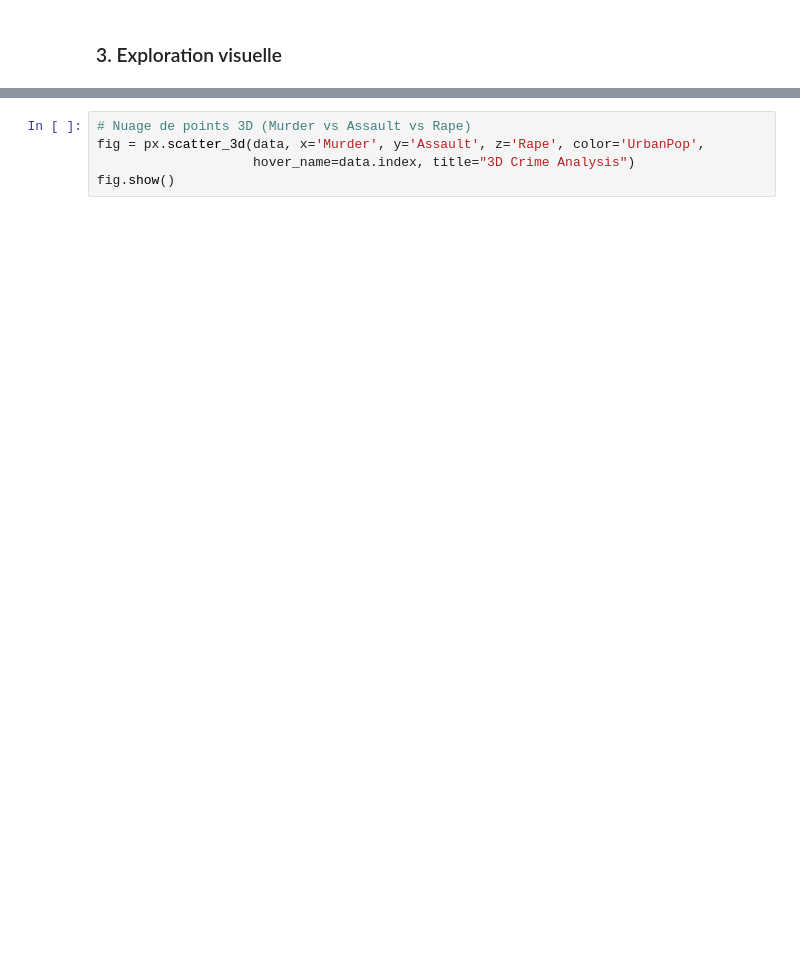
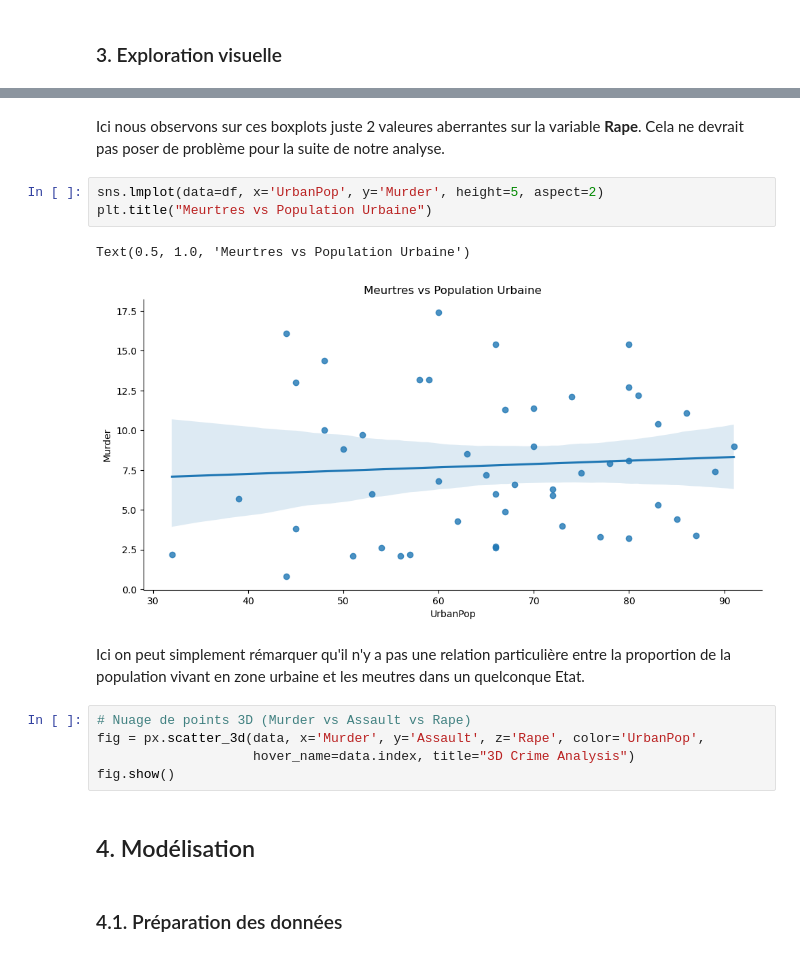
Before and after one commit to touss643/60-Jours-de-RL, a Jupyter notebook: src/Jour_44.ipynb, the cells around one changed output, grey strips where cells are left out. Cells and saved outputs as stored; diff of their text form; blank space fills up the shorter version.

```diff
--- a/src/Jour_44.ipynb
+++ b/src/Jour_44.ipynb
@@ -75,5 +85,19 @@ ValueError: could not convert string to float: 'Alabama'
+# %% [markdown]
+Ici nous observons sur ces boxplots juste 2 valeures aberrantes sur la variable **Rape**. Cela ne devrait pas poser de problème pour la suite de notre analyse.
+# %%
+sns.lmplot(data=df, x='UrbanPop', y='Murder', height=5, aspect=2)
+plt.title("Meurtres vs Population Urbaine")
+# %% [output]
+Text(0.5, 1.0, 'Meurtres vs Population Urbaine')
+[figure, added]
+# %% [markdown]
+Ici on peut simplement rémarquer qu'il n'y a pas une relation particulière entre la proportion de la population vivant en zone urbaine et les meutres dans un quelconque Etat.
 # %%
 # Nuage de points 3D (Murder vs Assault vs Rape)
 fig = px.scatter_3d(data, x='Murder', y='Assault', z='Rape', color='UrbanPop',
                     hover_name=data.index, title="3D Crime Analysis")
 fig.show()
+# %% [markdown]
+## 4. Modélisation
+# %% [markdown]
+### 4.1. Préparation des données
```
Also changed, not shown: parts of 12 cells of this notebook.
